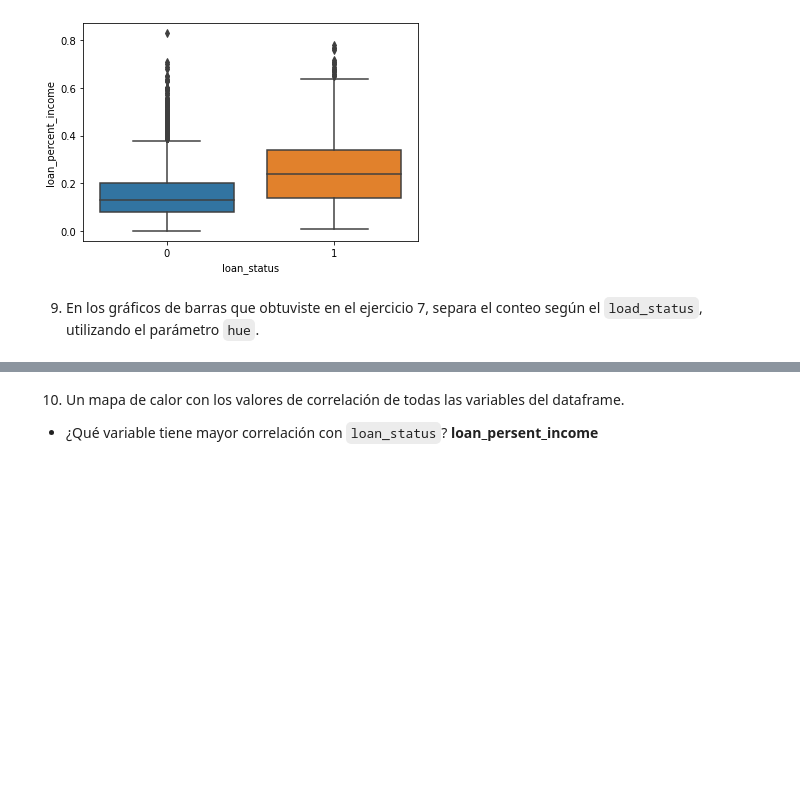
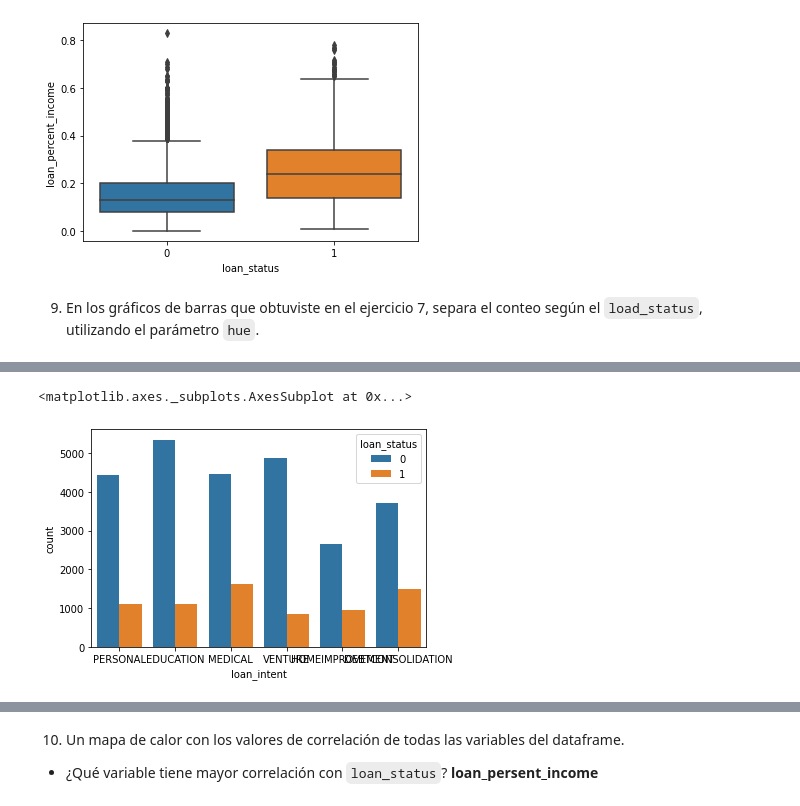
Before and after one commit to CastilloGabriela/Hands-On-Data-Preprocessing-in-Python, a Jupyter notebook: Actividad4EDA.ipynb, the cells around one changed output, grey strips where cells are left out. Saved outputs shown, nothing was run; the diff lists cells and outputs as text; code cells hidden in the pictures; blank space fills up the shorter version.

```diff
--- a/Actividad4EDA.ipynb
+++ b/Actividad4EDA.ipynb
@@ -377,0 +380,5 @@ plt.show()
+# %%
+sns.countplot(data=df, x="loan_intent", hue = 'loan_status')
+# %% [output]
+<matplotlib.axes._subplots.AxesSubplot at 0x...>
+[figure, added]
```
Also changed, not shown: parts of 4 cells of this notebook.
